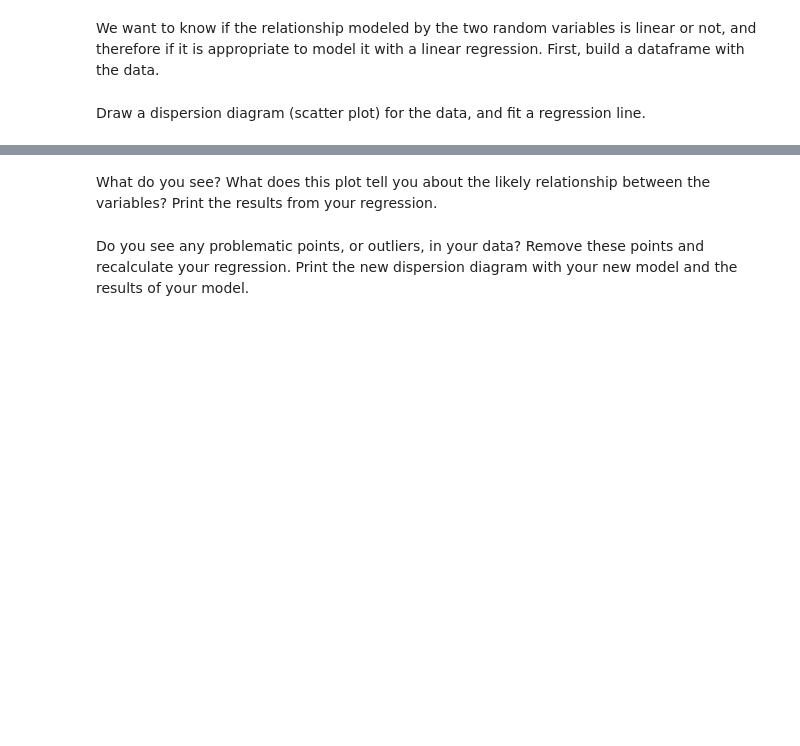
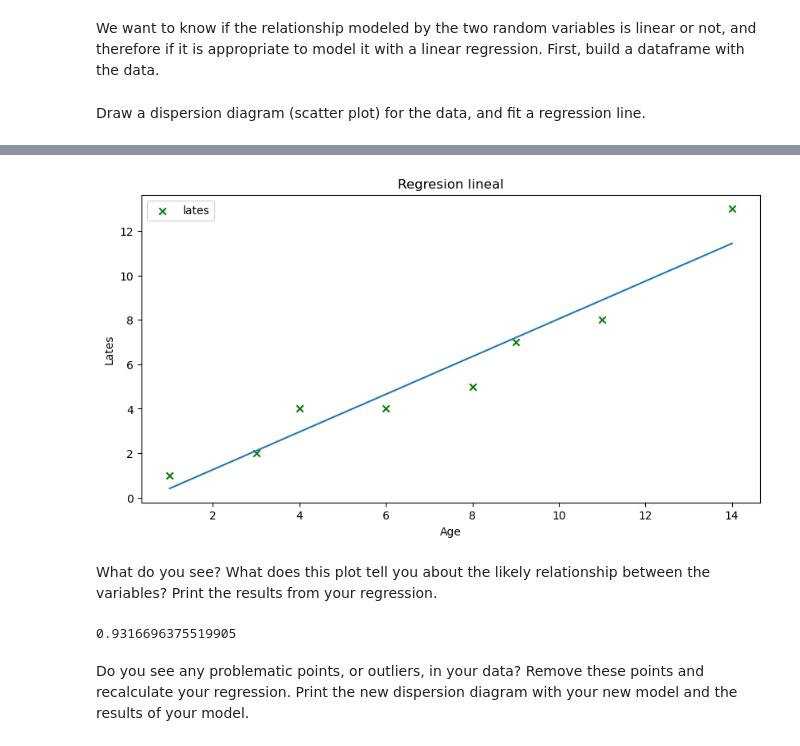
Before and after one commit to Ironhack-Data-Madrid-Enero-2023/7.3-lab_regression_analysis, a Jupyter notebook: your-code.ipynb, the cells around one changed output, grey strips where cells are left out. Saved outputs shown, nothing was run; the diff lists cells and outputs as text; code cells hidden in the pictures; blank space fills up the shorter version.

```diff
--- a/your-code.ipynb
+++ b/your-code.ipynb
@@ -61,0 +143,3 @@ For the second part of this lab, we will use the vehicles.csv data set. You can
+# %%
+veh = pd.read_csv('vehicles.csv')
+veh.head()
@@ -99,0 +292,9 @@ Draw a dispersion diagram (scatter plot) for the data, and fit a regression line
+# %%
+x=sm.add_constant(X)
+
+y=Y
+
+modelo=sm.OLS(y, x).fit()
+pred=modelo.predict(x)
+
+modelo.summary()
@@ -100,2 +321,21 @@ Draw a dispersion diagram (scatter plot) for the data, and fit a regression line
+# %%
+x=np.linspace(X.min(), X.max())
+y=modelo.params[1]*x + modelo.params[0]
+
+plt.figure(figsize=(10, 5))
+
+# la recta de ajuste
+plt.plot(x, y)
+
+# datos
+plt.scatter(X, Y, marker='x', c='g', label='lates')
+
+plt.title('Regresion lineal')
+plt.xlabel('Age')
+plt.ylabel('Lates')
+plt.legend()
+plt.show();
+# %% [output]
+[figure, added]
 # %% [markdown]
 What do you see? What does this plot tell you about the likely relationship between the variables? Print the results from your regression.
@@ -104,3 +342,7 @@ What do you see? What does this plot tell you about the likely relationship betw
+# %%
+modelo.rsquared
+# %% [output]
+0.9316696375519905
 # %% [markdown]
 Do you see any problematic points, or outliers, in your data? Remove these points and recalculate your regression. Print the new dispersion diagram with your new model and the results of your model.
 # %%
```
Also changed, not shown: parts of 35 cells of this notebook.
